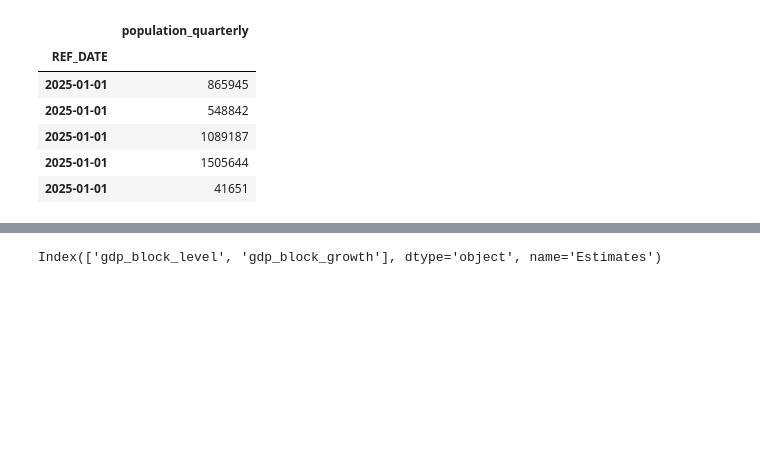
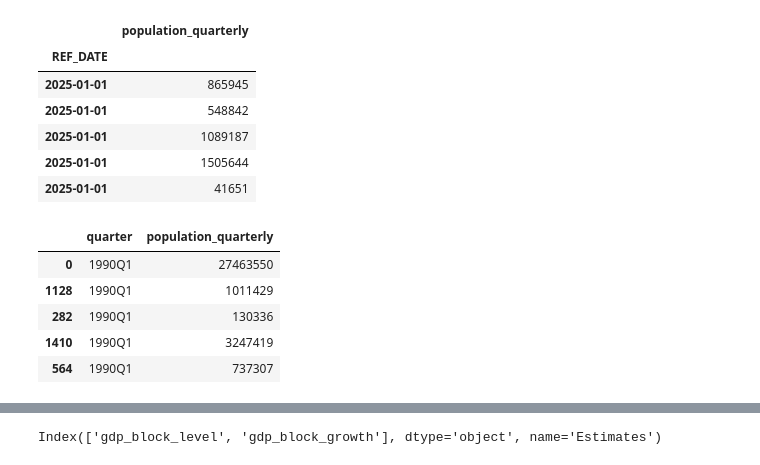
Before and after one commit to SailofRoses/baseline_models, a Jupyter notebook: Forecast/var.ipynb, the cells around one changed output, grey strips where cells are left out. Cells and saved outputs as stored; diff of their text form; code cells hidden in the pictures; blank space fills up the shorter version.

```diff
--- a/Forecast/var.ipynb
+++ b/Forecast/var.ipynb
@@ -249,3 +250,33 @@ pop.tail()
 | 2025-01-01 | 1089187 |
 | 2025-01-01 | 1505644 |
 | 2025-01-01 | 41651 |
+# %%
+pop = pop_raw.copy()
+
+# 保留 REF_DATE 和 VALUE 列
+pop = pop[['REF_DATE', 'VALUE']]
+
+# 转换为 datetime 格式
+pop['REF_DATE'] = pd.to_datetime(pop['REF_DATE'], format='%Y-%m')
+
+# 按时间排序
+pop = pop.sort_values('REF_DATE')
+
+# 改列名
+pop = pop.rename(columns={
+    'REF_DATE': 'quarter',
+    'VALUE': 'population_quarterly'
+})
+
+# 如果你想把 quarter 显示成 2025Q1 这种形式，可以加上这一行：
+pop['quarter'] = pop['quarter'].dt.to_period('Q').astype(str)
+
+# 查看结果
+pop.head()
+# %% [output]
+|  | quarter | population_quarterly |
+| 0 | 1990Q1 | 27463550 |
+| 1128 | 1990Q1 | 1011429 |
+| 282 | 1990Q1 | 130336 |
+| 1410 | 1990Q1 | 3247419 |
+| 564 | 1990Q1 | 737307 |
```
Also changed, not shown: parts of 20 cells of this notebook, 2 other files.
